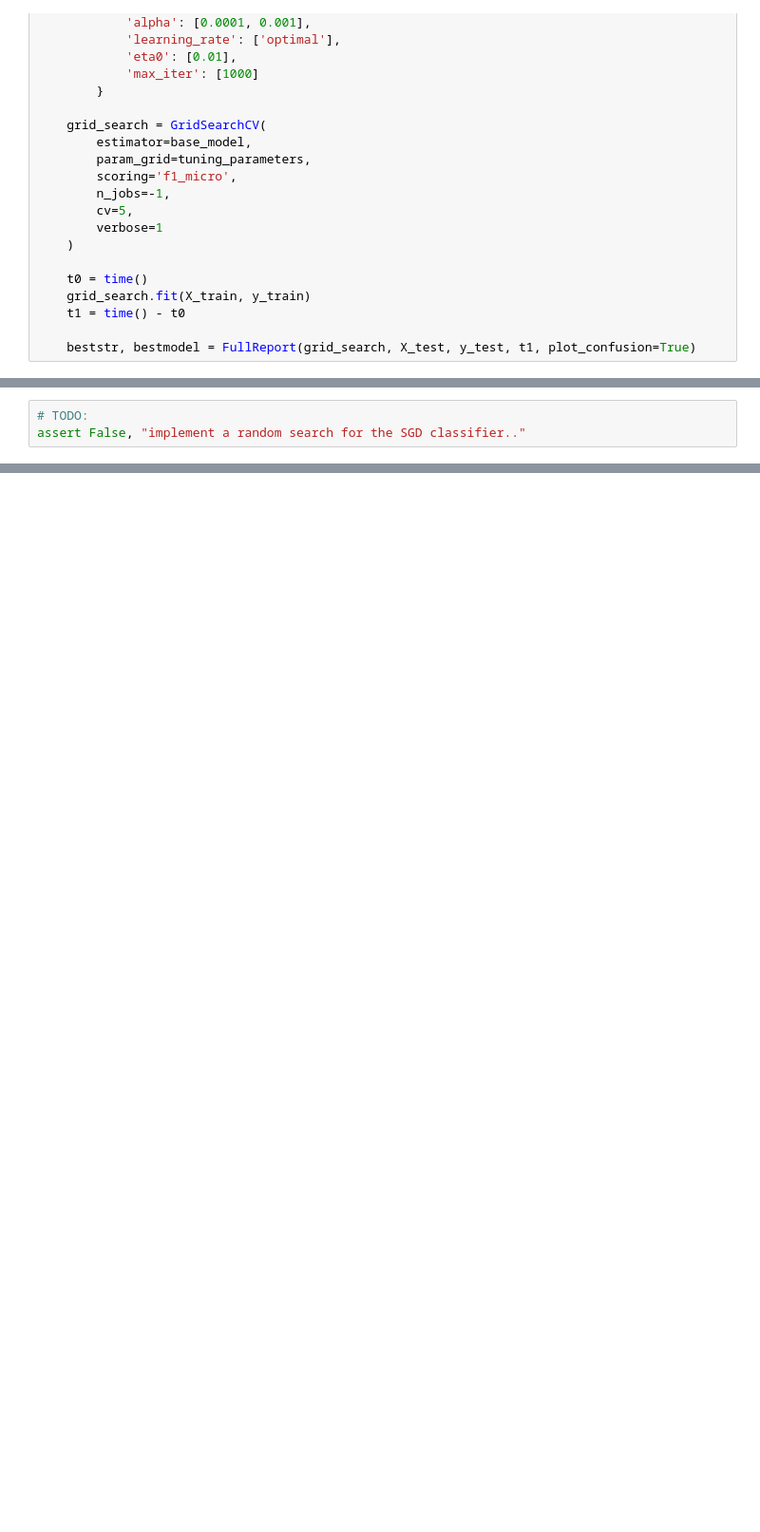
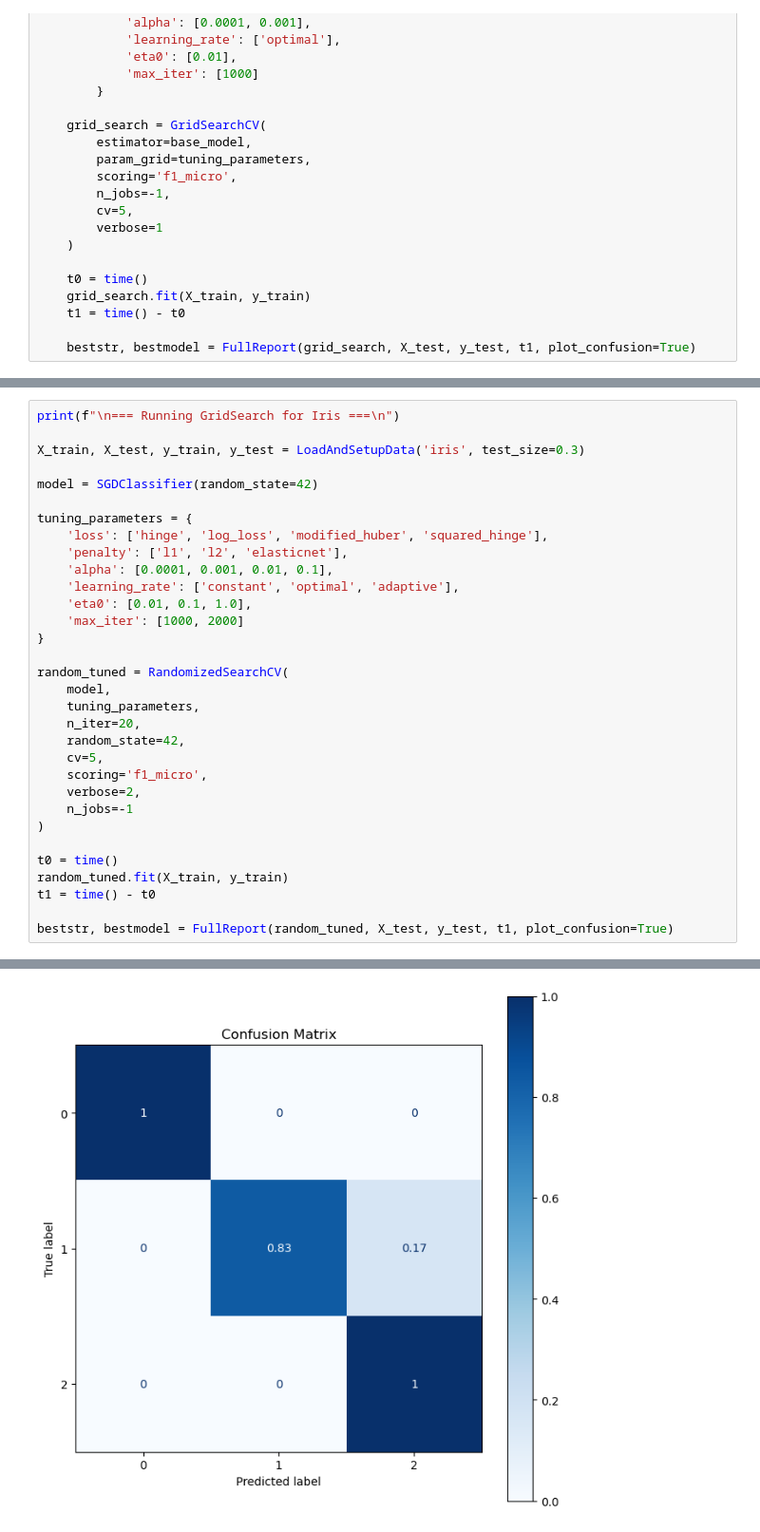
Before and after one commit to MadsSoeborg/MAL_30, a Jupyter notebook: O3/gridsearch.ipynb, the cells around one changed output, grey strips where cells are left out. Shown at 95% size. Cells and saved outputs as stored; diff of their text form; blank space fills up the shorter version.

Commit message:
grid search more or less done

```diff
--- a/O3/gridsearch.ipynb
+++ b/O3/gridsearch.ipynb
@@ -366,6 +364,36 @@ So: investigate the `n_iter` parameter...in code and write a conceptual explanat
 Comparison of time (seconds) to complete `GridSearch` versus `RandomizedSearchCV`, does not necessarily give any sense, if your grid search completes in a few seconds (as for the iris tiny-data). You need a search that runs for minutes, hours, or days.
 
 But you could compare the best-tuned parameter set and best scoring for the two methods. Is the random search best model close to the grid search?
-# %%
-# TODO:
-assert False, "implement a random search for the SGD classifier.."
+# %%
+print(f"\n=== Running GridSearch for Iris ===\n")
+
+X_train, X_test, y_train, y_test = LoadAndSetupData('iris', test_size=0.3)
+
+model = SGDClassifier(random_state=42)
+
+tuning_parameters = {
+    'loss': ['hinge', 'log_loss', 'modified_huber', 'squared_hinge'],
+    'penalty': ['l1', 'l2', 'elasticnet'],
+    'alpha': [0.0001, 0.001, 0.01, 0.1],
+    'learning_rate': ['constant', 'optimal', 'adaptive'],
+    'eta0': [0.01, 0.1, 1.0],
+    'max_iter': [1000, 2000]
+}
+
+random_tuned = RandomizedSearchCV(
+    model,
+    tuning_parameters,
+    n_iter=20,
+    random_state=42,
+    cv=5,
+    scoring='f1_micro',
+    verbose=2,
+    n_jobs=-1
+)
+
+t0 = time()
+random_tuned.fit(X_train, y_train)
+t1 = time() - t0
+
+beststr, bestmodel = FullReport(random_tuned, X_test, y_test, t1, plot_confusion=True)
+# %% [output]
@@ -371,0 +417 @@ assert False, "implement a random search for the SGD classifier.."
+[figure, added]
```
Also changed, not shown: parts of 3 cells of this notebook.
